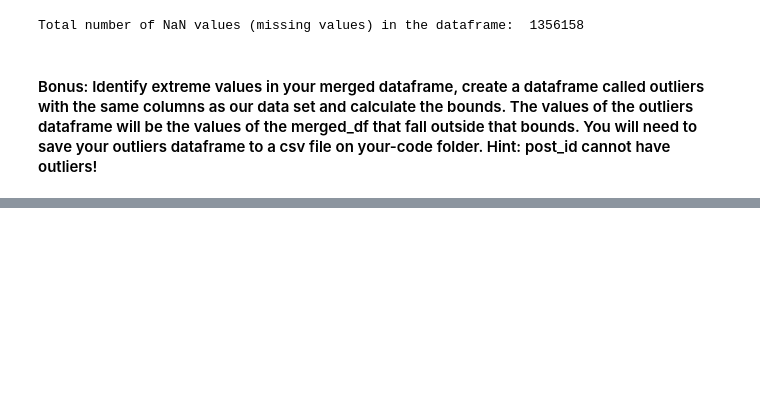
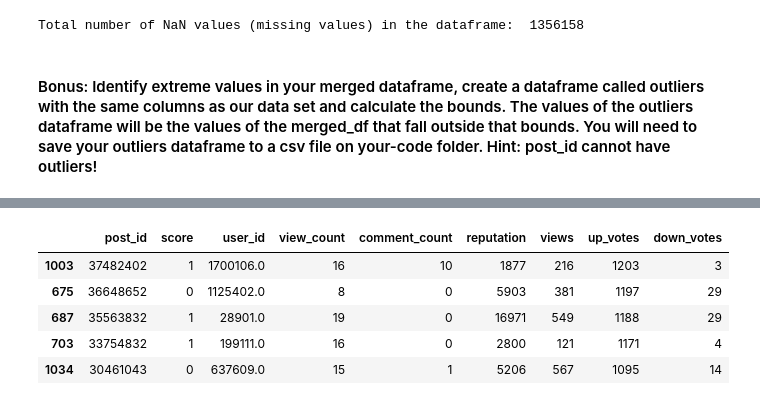
Before and after one commit to ironhack-bcn-data-pt/13-lab-pandas-data-cleaning, a Jupyter notebook: your-code/lab-pandas-data-cleaning.ipynb, the cells around one changed output, grey strips where cells are left out. Cells and saved outputs as stored; diff of their text form; code cells hidden in the pictures; blank space fills up the shorter version.

```diff
--- a/your-code/lab-pandas-data-cleaning.ipynb
+++ b/your-code/lab-pandas-data-cleaning.ipynb
@@ -96,0 +181,11 @@ Total number of NaN values (missing values) in the dataframe:  1356158
+# %%
+# if we look the top and bottom values for each we will see
+# that now are more consistant and not so distant between each other
+merged_df_2.nlargest(5,'up_votes')
+# %% [output]
+|  | post_id | score | user_id | view_count | comment_count | reputation | views | up_votes | down_votes |
+| 1003 | 37482402 | 1 | 1700106.0 | 16 | 10 | 1877 | 216 | 1203 | 3 |
+| 675 | 36648652 | 0 | 1125402.0 | 8 | 0 | 5903 | 381 | 1197 | 29 |
+| 687 | 35563832 | 1 | 28901.0 | 19 | 0 | 16971 | 549 | 1188 | 29 |
+| 703 | 33754832 | 1 | 199111.0 | 16 | 0 | 2800 | 121 | 1171 | 4 |
+| 1034 | 30461043 | 0 | 637609.0 | 15 | 1 | 5206 | 567 | 1095 | 14 |
```
Also changed, not shown: parts of 16 cells of this notebook.
